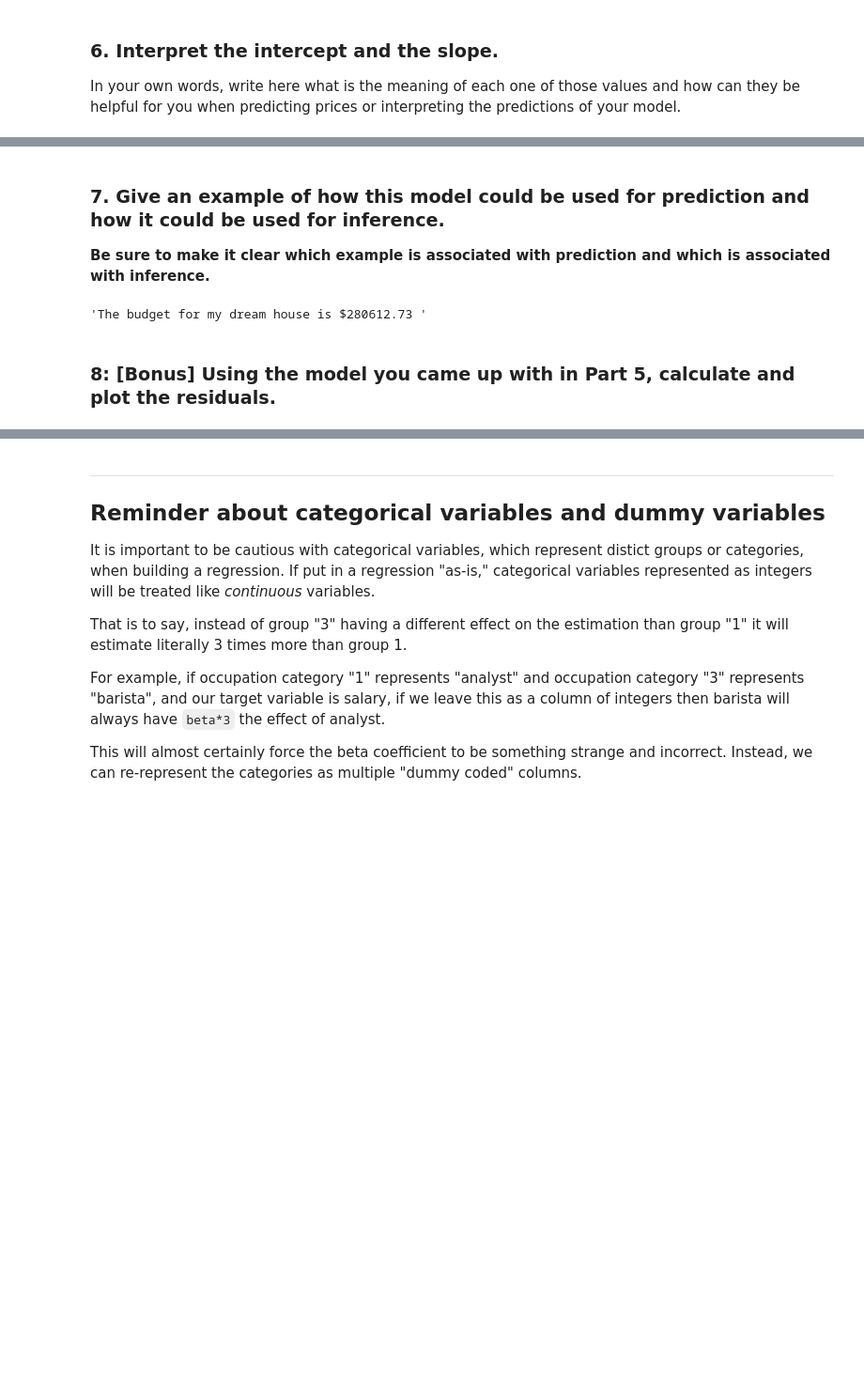
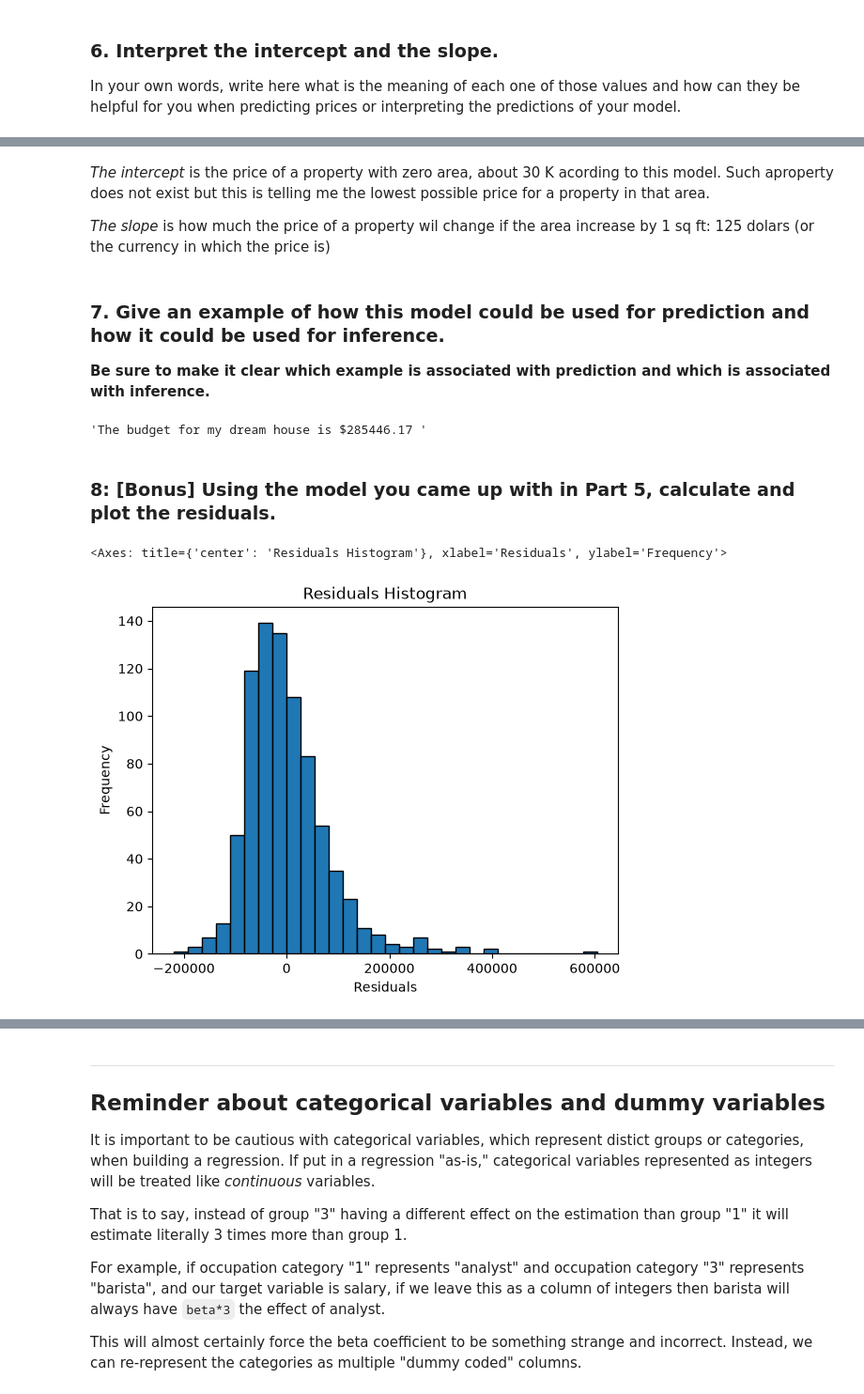
Before and after one commit to CharleyHananiaGA/DSB-Unit-03, a Jupyter notebook: labs/01 - Regression-Sacramento/lab-regression-sacramento-JUAN-OROZCOVICH.ipynb, the cells around one changed output, grey strips where cells are left out. Shown at 94% size. Cells and saved outputs as stored; diff of their text form; code cells hidden in the pictures; blank space fills up the shorter version.

```diff
--- a/labs/01 - Regression-Sacramento/lab-regression-sacramento-JUAN-OROZCOVICH.ipynb
+++ b/labs/01 - Regression-Sacramento/lab-regression-sacramento-JUAN-OROZCOVICH.ipynb
@@ -560,3 +568,7 @@ sns.pairplot(clean_df, x_vars=num_cols, y_vars=target_col, height=4, aspect=1, k
+# %%
+# I go back to EDA and remove that property from the clean_df dataframe.
+
+clean_df = clean_df[clean_df['price'] > 10000]
 # %% [markdown]
 ### 4. Which variable would be the best predictor of Y in an SLR model? Why?
 # %%
@@ -675,3 +695,10 @@ predictions of your model.
+# %% [markdown]
+*The intercept* is the price of a property with zero area, about 30 K acording to
+this model. Such aproperty does not exist but this is telling me the lowest
+possible price for a property in that area.
+
+*The slope* is how much the price of a property wil change if the area increase
+by 1 sq ft: 125 dolars (or the currency in which the price is)
 # %% [markdown]
 ### 7. Give an example of how this model could be used for prediction and how it could be used for inference.
 
@@ -690,7 +717,7 @@ my_budget = model.predict([[my_dream_house_sqft]])
 
 display(f"The budget for my dream house is ${my_budget[0].round(2)} ")
 # %% [output]
-'The budget for my dream house is $280612.73 '
+'The budget for my dream house is $285446.17 '
 # %%
 # Inference (here I want to know how much the price will change if I increase
 # the area of my house by 100 sq ft, think of it as a sensitivity analysis or a
@@ -700,2 +728,19 @@ display(f"The budget for my dream house is ${my_budget[0].round(2)} ")
 # %% [markdown]
 ### 8: [Bonus] Using the model you came up with in Part 5, calculate and plot the residuals.
+# %%
+# The residuals ar the difference between the prices predicted by my model and the
+# actual prices
+
+# Real prices
+y_real = y
+
+# Predicted prices
+y_pred = model.predict(X)
+
+# Residuals
+residuals = y_real - y_pred
+
+residuals.plot(xlabel='Residuals', title='Residuals Histogram',kind='hist', bins=30, edgecolor='black',)
+# %% [output]
+<Axes: title={'center': 'Residuals Histogram'}, xlabel='Residuals', ylabel='Frequency'>
+[figure, added]
```
Also changed, not shown: parts of 16 cells of this notebook.
